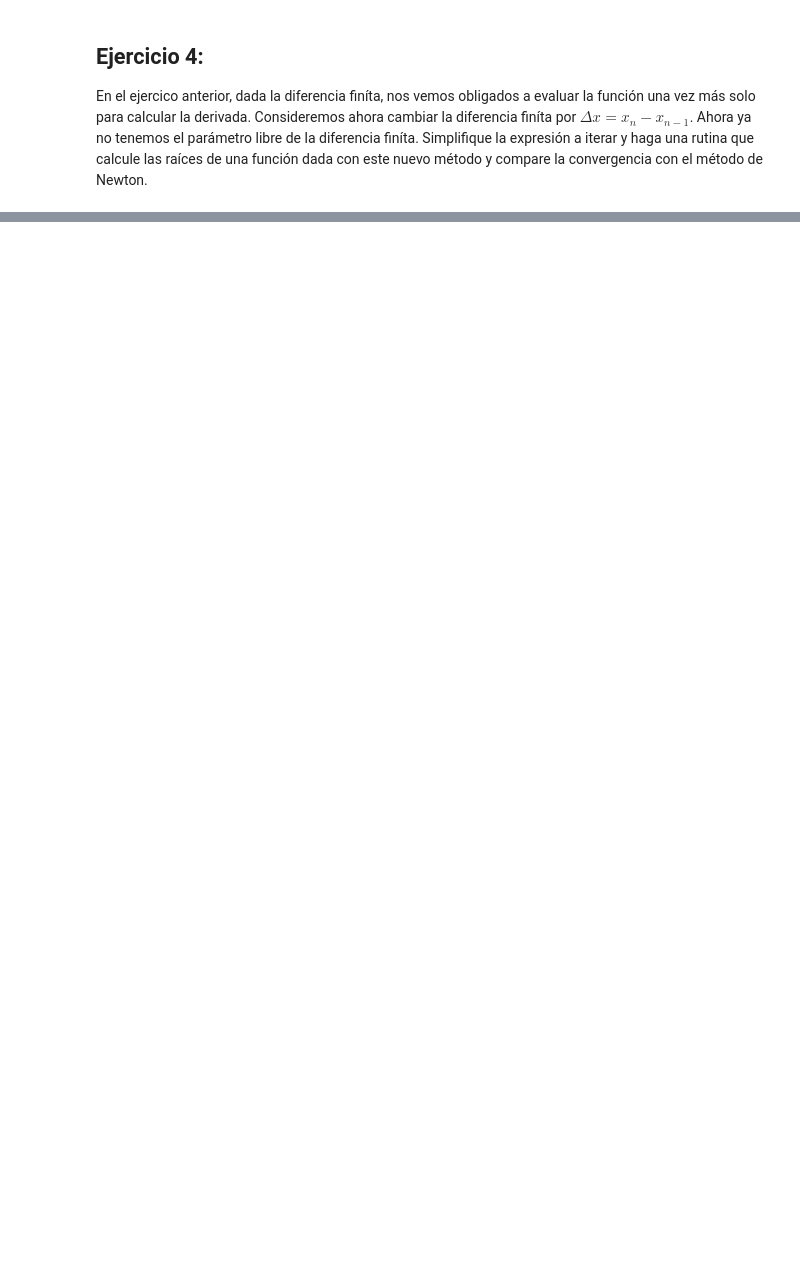
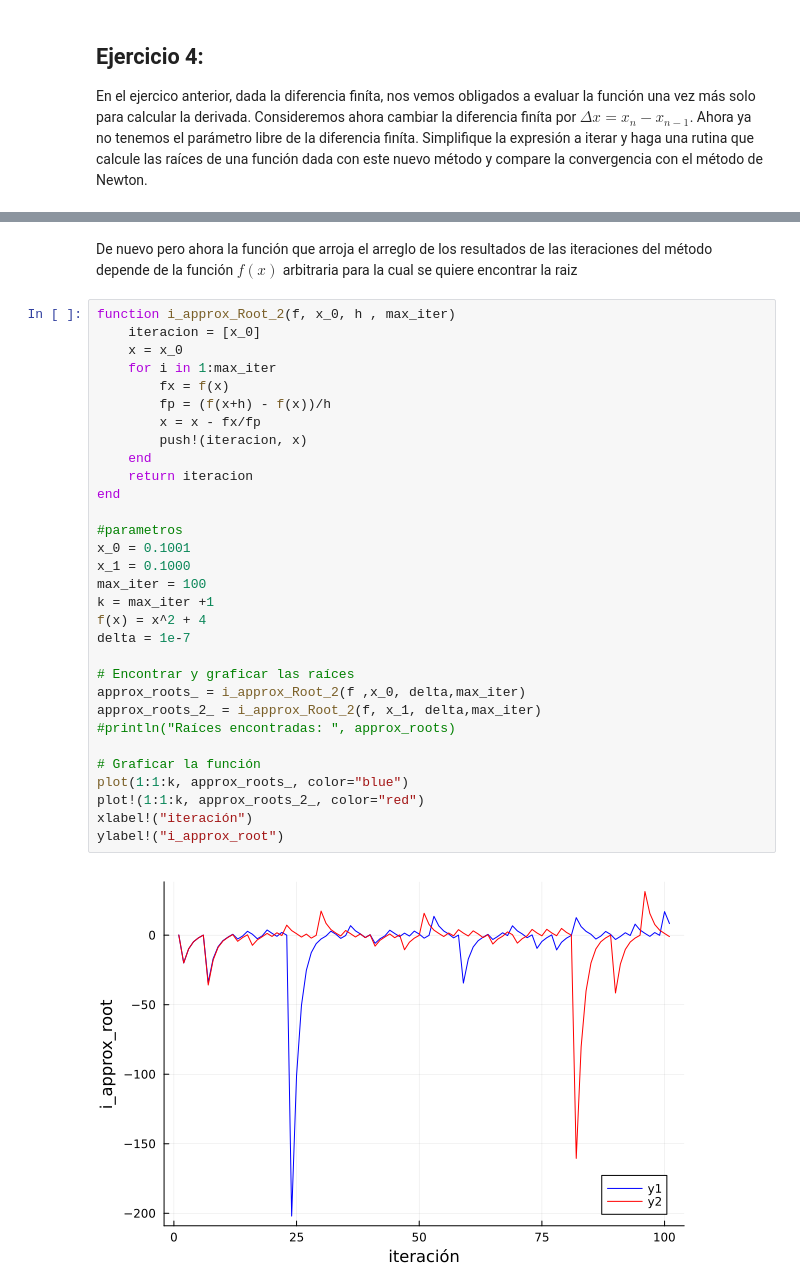
Before and after one commit to Guillermo-Phy-Morfin/Metodos-Computacionales, a Jupyter notebook: Ejercicios/Julia_intro.ipynb, the cells around one changed output, grey strips where cells are left out. Drawn from its saved outputs; the diff is of its cells as text; blank space fills up the shorter version.

```diff
--- a/Ejercicios/Julia_intro.ipynb
+++ b/Ejercicios/Julia_intro.ipynb
@@ -339,0 +322,35 @@ En el ejercico anterior, dada la diferencia finíta, nos vemos obligados a evalu
+# %% [markdown]
+De nuevo pero ahora la función que arroja el arreglo de los resultados de las iteraciones del método depende de la función $f(x)$ arbitraria para la cual se quiere encontrar la raiz
+# %%
+function i_approx_Root_2(f, x_0, h , max_iter)
+    iteracion = [x_0]
+    x = x_0
+    for i in 1:max_iter
+        fx = f(x)
+        fp = (f(x+h) - f(x))/h
+        x = x - fx/fp
+        push!(iteracion, x)
+    end
+    return iteracion
+end
+
+#parametros
+x_0 = 0.1001
+x_1 = 0.1000
+max_iter = 100
+k = max_iter +1
+f(x) = x^2 + 4
+delta = 1e-7
+
+# Encontrar y graficar las raíces
+approx_roots_ = i_approx_Root_2(f ,x_0, delta,max_iter)
+approx_roots_2_ = i_approx_Root_2(f, x_1, delta,max_iter)
+#println("Raíces encontradas: ", approx_roots)
+
+# Graficar la función
+plot(1:1:k, approx_roots_, color="blue")
+plot!(1:1:k, approx_roots_2_, color="red")
+xlabel!("iteración")
+ylabel!("i_approx_root")
+# %% [output]
+[figure, added]
```
Also changed, not shown: parts of 19 cells of this notebook.
